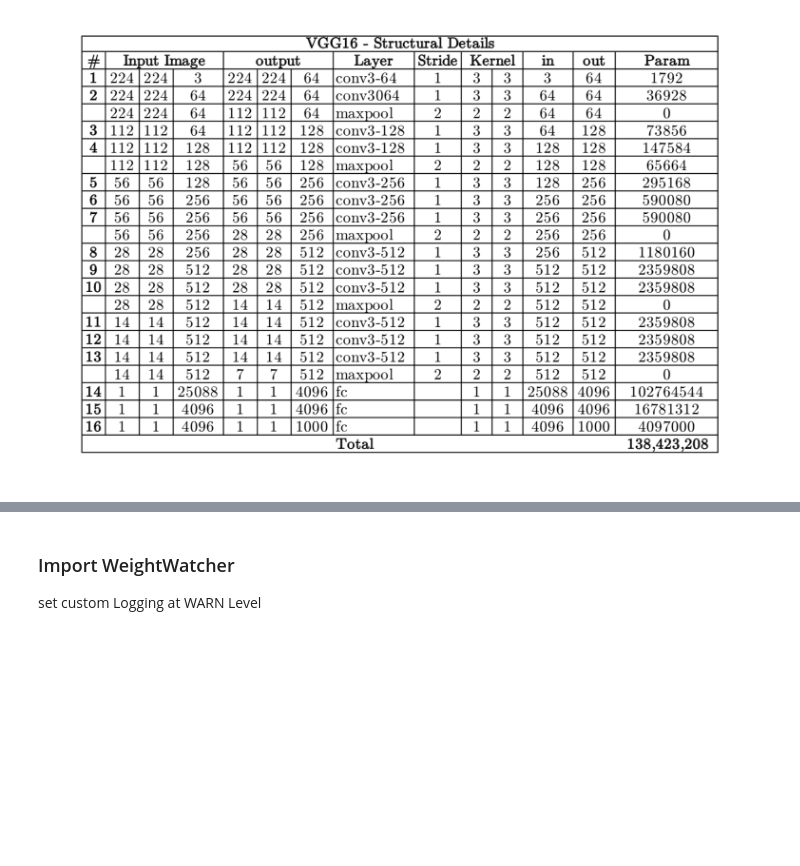
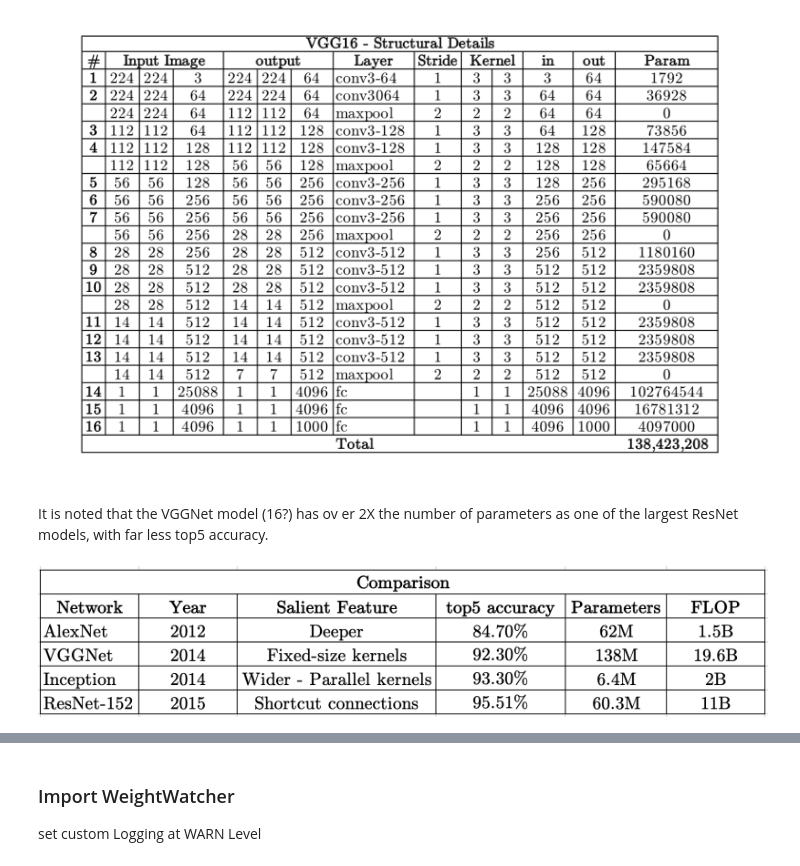
Before and after one commit to CalculatedContent/WeightWatcher, a Jupyter notebook: WeightWatcher-VGG.ipynb, the cells around one changed output, grey strips where cells are left out. Saved outputs shown, nothing was run; the diff lists cells and outputs as text; code cells hidden in the pictures; blank space fills up the shorter version.

```diff
--- a/WeightWatcher-VGG.ipynb
+++ b/WeightWatcher-VGG.ipynb
@@ -13,3 +33,10 @@ https://towardsdatascience.com/the-w3h-of-alexnet-vggnet-resnet-and-inception-7b
 Image(filename='VGG16.2.png',width=800, height=400)
 # %% [output]
 [figure]
+# %% [markdown]
+It is noted that the VGGNet model (16?) has ov er 2X the number of parameters as one of the largest ResNet models, with far less top5 accuracy.
+# %%
+from IPython.display import Image
+Image(filename='CV-models.png',width=800, height=400)
+# %% [output]
+[figure, added]
```
Also changed, not shown: parts of 9 cells of this notebook, 2 other files.
